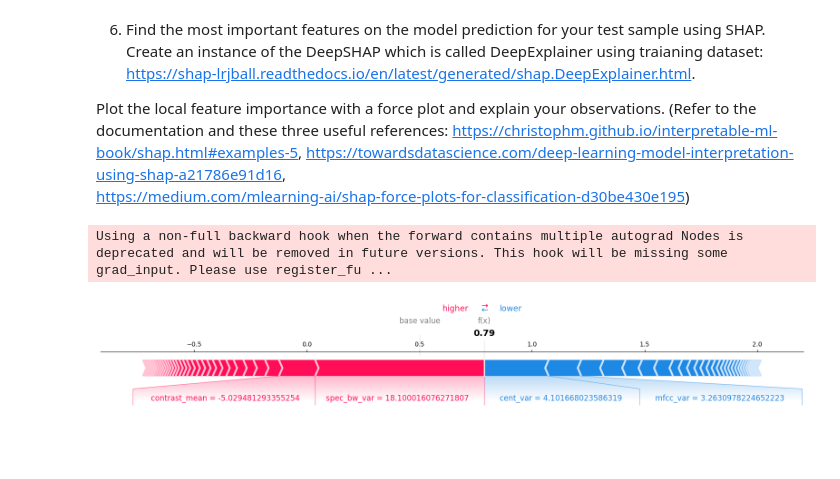
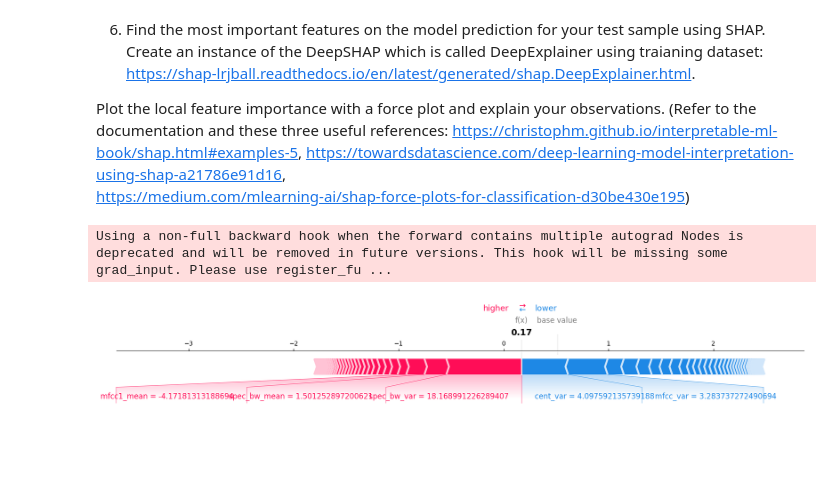
Before and after one commit to advaitbd/SC4001-Assignment, a Jupyter notebook: PartA_4.ipynb, the cells around one changed output. Drawn from its saved outputs; the diff is of its cells as text; code cells hidden in the pictures.

```diff
--- a/PartA_4.ipynb
+++ b/PartA_4.ipynb
@@ -48,9 +48,12 @@ The following code cell will not be marked.
 from common_utils import MLP, split_dataset, preprocess_dataset, CustomDataset, loss_fn
 import pandas as pd
 
+optimal_bs = 256
+optimal_neurons = 256
+
 def preprocess(df):
 
-    X_train, y_train, X_test, y_test = split_dataset(df,['filename','label'],0.3,1)
+    X_train, y_train, X_test, y_test = split_dataset(df,['filename','label'],0.3,0)
     X_train_scaled, X_test_scaled = preprocess_dataset(X_train, X_test)
 
     return X_train_scaled, y_train, X_test_scaled, y_test
@@ -58,19 +61,13 @@ def preprocess(df):
 df = pd.read_csv('simplified.csv')
 df['label'] = df['filename'].str.split('_').str[-2]
 
-X_train, y_train, X_test, y_test = split_dataset(df,['filename','label'],0.3,1)
-
+X_train, y_train, X_test, y_test = split_dataset(df,['filename','label'],0.3,0)
 X_train_scaled, y_train, X_test_scaled, y_test = preprocess(df)
 
-train_data = CustomDataset(X_train_scaled, y_train)
-test_data = CustomDataset(X_test_scaled, y_test)
-
-optimal_bs = 256
-optimal_neurons = 256
-model = MLP(77,optimal_neurons,1)
+final_model = MLP(77,optimal_neurons,1)
 
 # reload model from saved state
-model.load_state_dict(torch.load('model.pt'))
+final_model.load_state_dict(torch.load('model.pt'))
 # %% [output]
 <All keys matched successfully>
 # %% [markdown]
@@ -150,25 +145,25 @@ https://medium.com/mlearning-ai/shap-force-plots-for-classification-d30be430e195
 # %%
 '''
 Fit the explainer on a subset of the data (you can try all but then gets slower)
 Return approximate SHAP values for the model applied to the data given by X.
 Plot the local feature importance with a force plot and explain your observations.
 '''
 # YOUR CODE HERE
 
 # Convert X_test_scaled_eg to a DataFrame with feature names
 feature_names = df.drop(columns=['filename']).columns.tolist()
 X_test_df = pd.DataFrame(X_test_scaled_eg, columns=feature_names)
 
 # Fit the explainer on a subset of the data
-explainer = shap.DeepExplainer(model, torch.tensor(X_train_scaled).float())
+explainer = shap.DeepExplainer(final_model, torch.tensor(X_train_scaled).float())
 
 # Compute SHAP values for the test data
 shap_values = explainer.shap_values(torch.tensor(X_test_df.values).float())
 
 # shap.initjs()
 
 # Plot the force plot with feature names
 shap.force_plot(explainer.expected_value, shap_values, X_test_df, matplotlib=True,show=False)
 # %% [output]
 Using a non-full backward hook when the forward contains multiple autograd Nodes is deprecated and will be removed in future versions. This hook will be missing some grad_input. Please use register_fu ...
-[figure, old version]
+[figure, new version]
```
Also changed, not shown: parts of 2 cells of this notebook, 4 other files.
